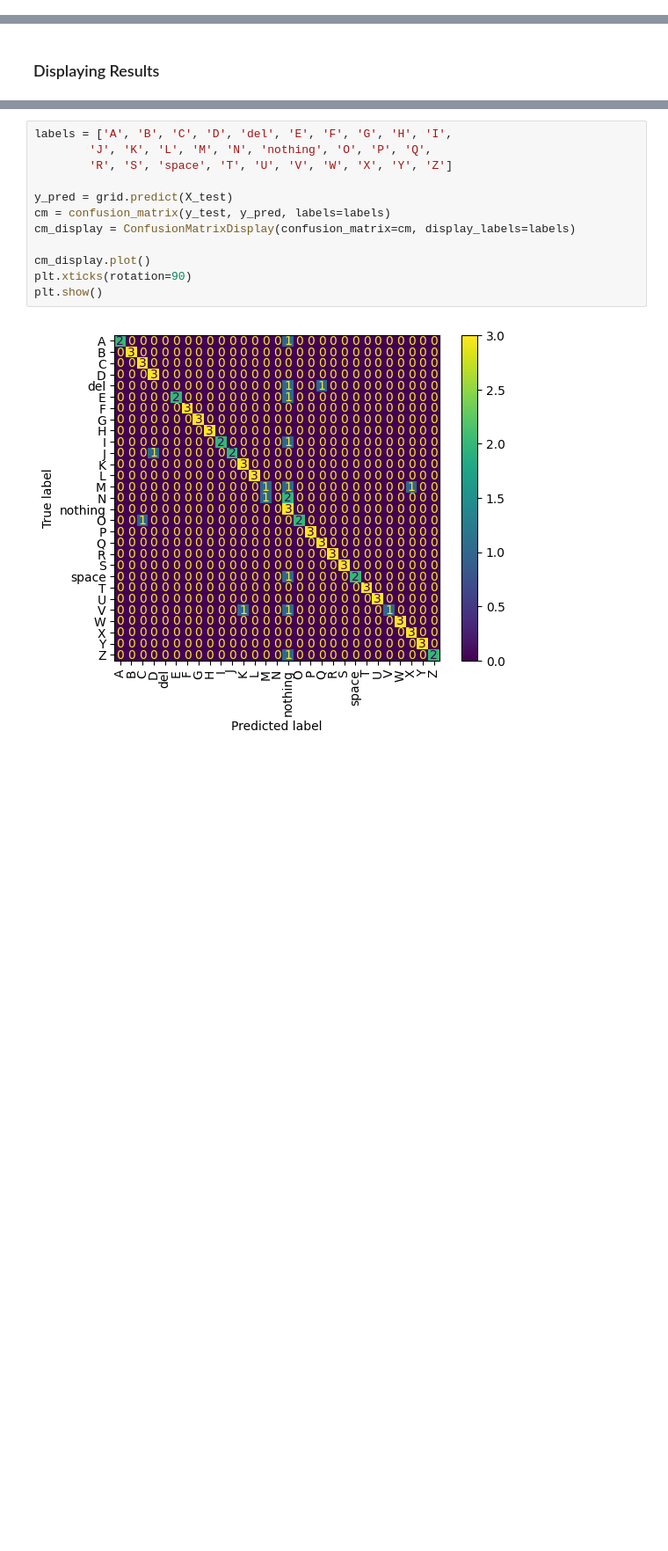
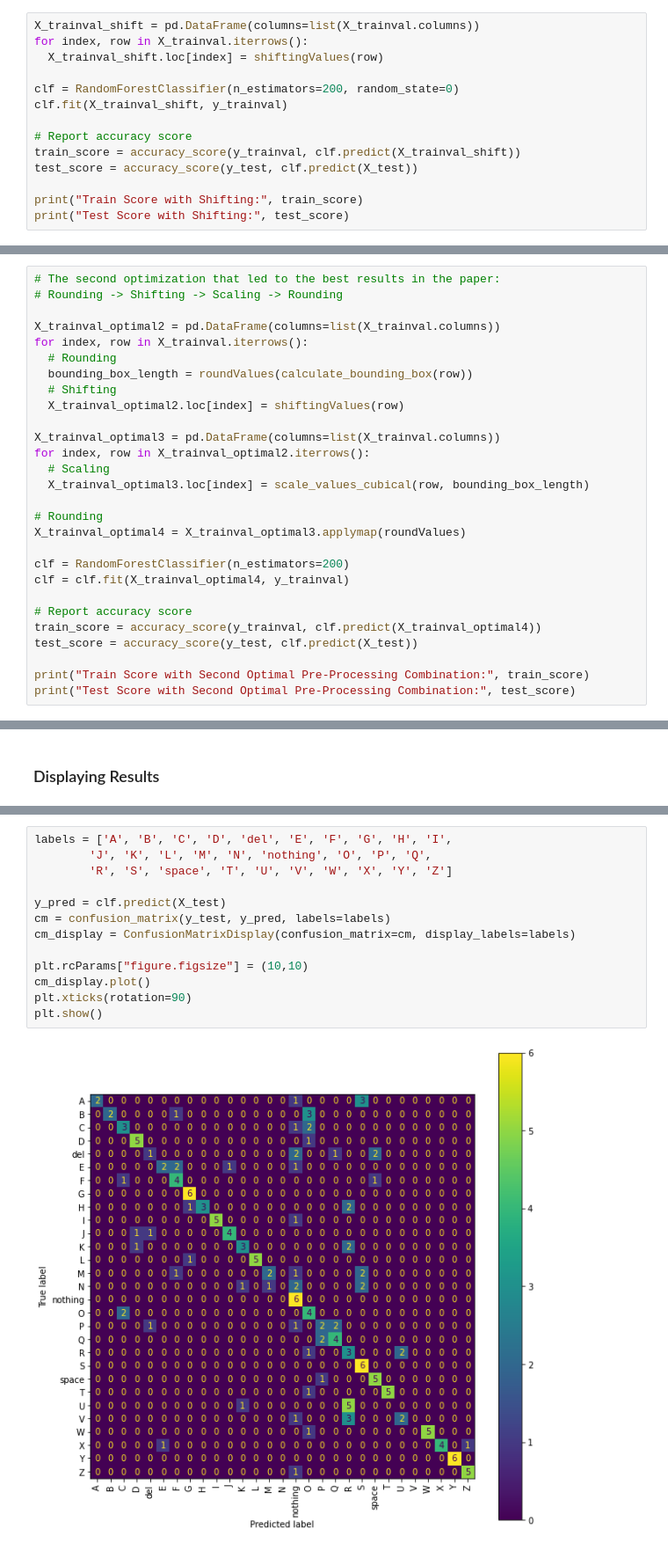
Before and after one commit to elizetran/ensf544_proj2, a Jupyter notebook: rand_forest.ipynb, the cells around one changed output, grey strips where cells are left out. Shown at 88% size. Drawn from its saved outputs; the diff is of its cells as text; blank space fills up the shorter version.

```diff
--- a/rand_forest.ipynb
+++ b/rand_forest.ipynb
@@ -140,0 +403,14 @@ GridSearchCV(cv=5, estimator=SVC(kernel='linear'),
+# %%
+X_trainval_shift = pd.DataFrame(columns=list(X_trainval.columns))
+for index, row in X_trainval.iterrows():
+  X_trainval_shift.loc[index] = shiftingValues(row)
+
+clf = RandomForestClassifier(n_estimators=200, random_state=0)
+clf.fit(X_trainval_shift, y_trainval)
+
+# Report accuracy score
+train_score = accuracy_score(y_trainval, clf.predict(X_trainval_shift))
+test_score = accuracy_score(y_test, clf.predict(X_test))
+
+print("Train Score with Shifting:", train_score)
+print("Test Score with Shifting:", test_score)
@@ -140,0 +467,28 @@ GridSearchCV(cv=5, estimator=SVC(kernel='linear'),
+# %%
+# The second optimization that led to the best results in the paper:
+# Rounding -> Shifting -> Scaling -> Rounding
+
+X_trainval_optimal2 = pd.DataFrame(columns=list(X_trainval.columns))
+for index, row in X_trainval.iterrows():
+  # Rounding
+  bounding_box_length = roundValues(calculate_bounding_box(row))
+  # Shifting
+  X_trainval_optimal2.loc[index] = shiftingValues(row)
+
+X_trainval_optimal3 = pd.DataFrame(columns=list(X_trainval.columns))
+for index, row in X_trainval_optimal2.iterrows():
+  # Scaling
+  X_trainval_optimal3.loc[index] = scale_values_cubical(row, bounding_box_length)
+
+# Rounding
+X_trainval_optimal4 = X_trainval_optimal3.applymap(roundValues)
+
+clf = RandomForestClassifier(n_estimators=200)
+clf = clf.fit(X_trainval_optimal4, y_trainval)
+
+# Report accuracy score
+train_score = accuracy_score(y_trainval, clf.predict(X_trainval_optimal4))
+test_score = accuracy_score(y_test, clf.predict(X_test))
+
+print("Train Score with Second Optimal Pre-Processing Combination:", train_score)
+print("Test Score with Second Optimal Pre-Processing Combination:", test_score)
@@ -151,14 +513,15 @@ Test Set Score: 0.813953488372093
 # %%
 labels = ['A', 'B', 'C', 'D', 'del', 'E', 'F', 'G', 'H', 'I',
         'J', 'K', 'L', 'M', 'N', 'nothing', 'O', 'P', 'Q',
         'R', 'S', 'space', 'T', 'U', 'V', 'W', 'X', 'Y', 'Z']
 
-y_pred = grid.predict(X_test)
+y_pred = clf.predict(X_test)
 cm = confusion_matrix(y_test, y_pred, labels=labels)
 cm_display = ConfusionMatrixDisplay(confusion_matrix=cm, display_labels=labels)
 
+plt.rcParams["figure.figsize"] = (10,10)
 cm_display.plot()
 plt.xticks(rotation=90)
 plt.show()
 # %% [output]
-[figure, old version]
+[figure, new version]
```
Also changed, not shown: parts of 23 cells of this notebook.
